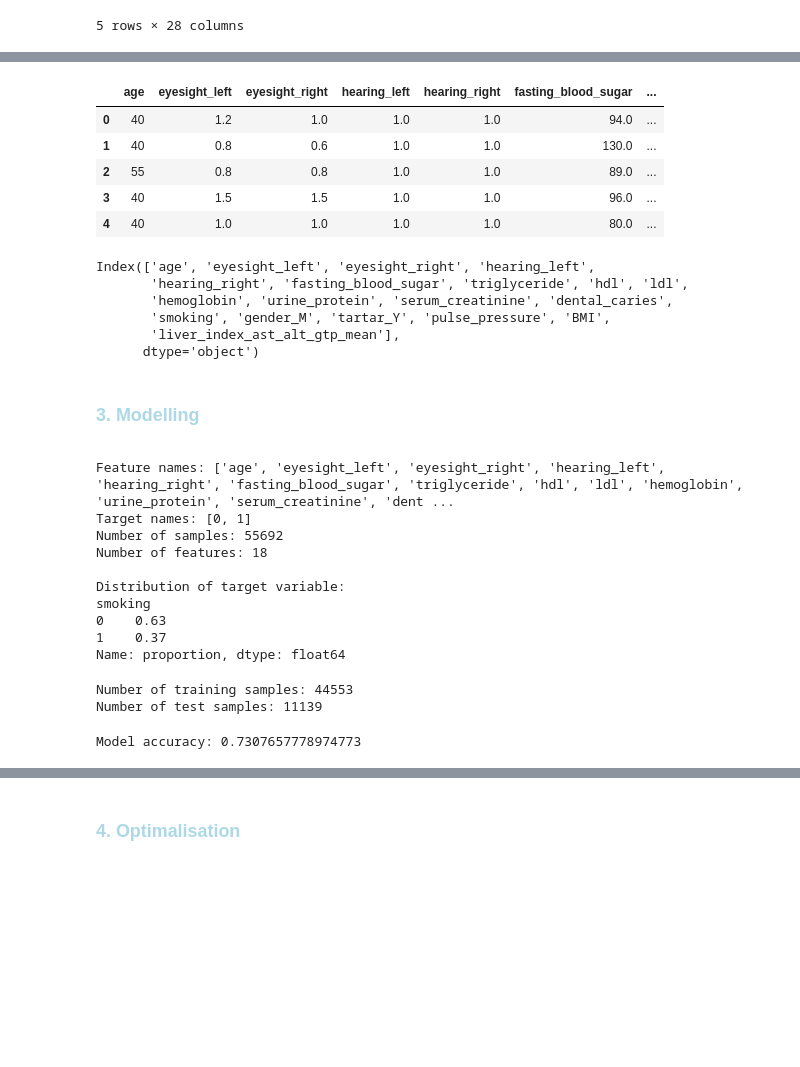
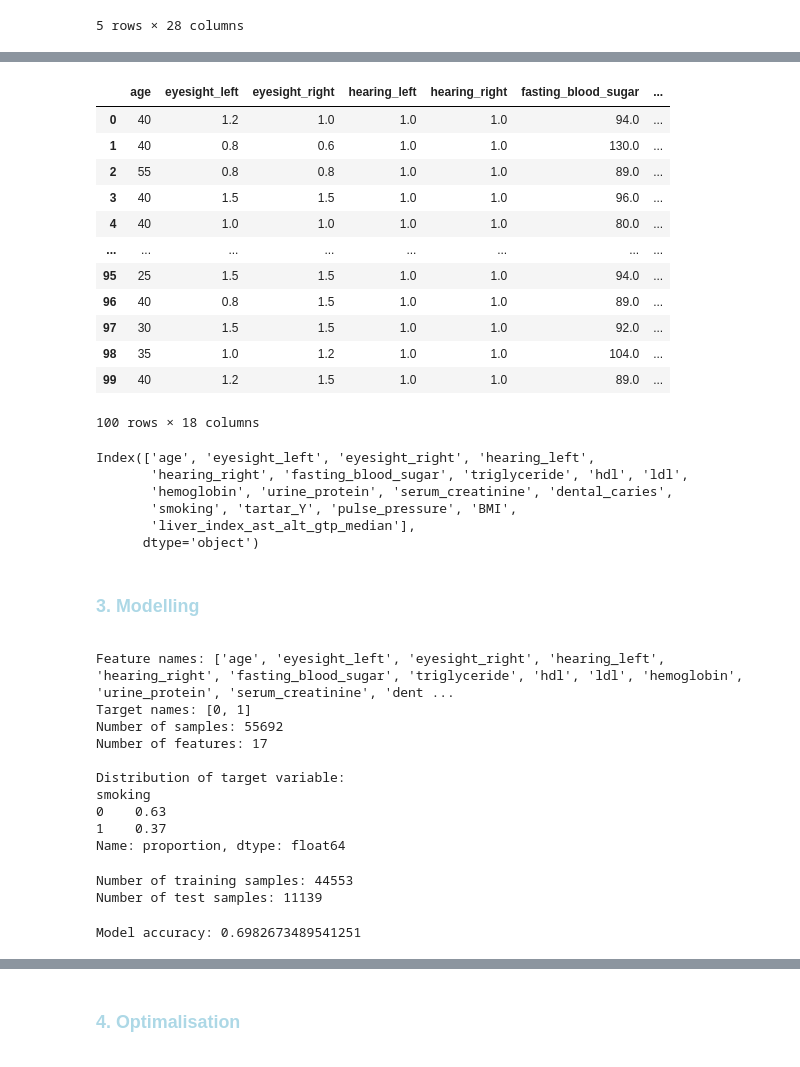
Before and after one commit to msnaspers/ml-pg2025, a Jupyter notebook: projekt_zaliczeniowy.ipynb, the cells around one changed output, grey strips where cells are left out. Drawn from its saved outputs; the diff is of its cells as text; code cells hidden in the pictures; blank space fills up the shorter version.

```diff
--- a/projekt_zaliczeniowy.ipynb
+++ b/projekt_zaliczeniowy.ipynb
@@ -328,4 +446,4 @@ df.head()
 | 4 | 40 | 155 | 60 | 86.0 | 1.0 | 1.0 | 1.0 | 1.0 | ... |
 5 rows × 28 columns
 # %%
-df["liver_index_ast_alt_gtp_mean"] = df[["ast", "alt", "gtp"]].mean(axis=1).round().astype(int)
+df["liver_index_ast_alt_gtp_median"] = df[["ast", "alt", "gtp"]].median(axis=1).round().astype(int)
@@ -332,22 +461,29 @@ df["liver_index_ast_alt_gtp_mean"] = df[["ast", "alt", "gtp"]].mean(axis=1).roun
 # %%
-cols_to_drop = ['waist_cm','cholesterol', 'oral', 'relaxation', 'systolic', 'weight_kg', 'height_cm', 'ast', 'alt', 'gtp']
+cols_to_drop = ['gender_M','waist_cm','cholesterol', 'oral', 'relaxation', 'systolic', 'weight_kg', 'height_cm', 'ast', 'alt', 'gtp']
 df = df.drop(cols_to_drop, axis=1)
-df.head()
+df.head(100)
 # %% [output]
 |  | age | eyesight_left | eyesight_right | hearing_left | hearing_right | fasting_blood_sugar | ... |
 | 0 | 40 | 1.2 | 1.0 | 1.0 | 1.0 | 94.0 | ... |
 | 1 | 40 | 0.8 | 0.6 | 1.0 | 1.0 | 130.0 | ... |
 | 2 | 55 | 0.8 | 0.8 | 1.0 | 1.0 | 89.0 | ... |
 | 3 | 40 | 1.5 | 1.5 | 1.0 | 1.0 | 96.0 | ... |
 | 4 | 40 | 1.0 | 1.0 | 1.0 | 1.0 | 80.0 | ... |
+| ... | ... | ... | ... | ... | ... | ... | ... |
+| 95 | 25 | 1.5 | 1.5 | 1.0 | 1.0 | 94.0 | ... |
+| 96 | 40 | 0.8 | 1.5 | 1.0 | 1.0 | 89.0 | ... |
+| 97 | 30 | 1.5 | 1.5 | 1.0 | 1.0 | 92.0 | ... |
+| 98 | 35 | 1.0 | 1.2 | 1.0 | 1.0 | 104.0 | ... |
+| 99 | 40 | 1.2 | 1.5 | 1.0 | 1.0 | 89.0 | ... |
+100 rows × 18 columns
 # %%
 df.columns
 # %% [output]
 Index(['age', 'eyesight_left', 'eyesight_right', 'hearing_left',
        'hearing_right', 'fasting_blood_sugar', 'triglyceride', 'hdl', 'ldl',
        'hemoglobin', 'urine_protein', 'serum_creatinine', 'dental_caries',
-       'smoking', 'gender_M', 'tartar_Y', 'pulse_pressure', 'BMI',
-       'liver_index_ast_alt_gtp_mean'],
+       'smoking', 'tartar_Y', 'pulse_pressure', 'BMI',
+       'liver_index_ast_alt_gtp_median'],
       dtype='object')
 # %% [markdown]
 <span style="color: lightblue">
@@ -371,7 +507,7 @@ print(y.value_counts(normalize=True).round(2))
 Feature names: ['age', 'eyesight_left', 'eyesight_right', 'hearing_left', 'hearing_right', 'fasting_blood_sugar', 'triglyceride', 'hdl', 'ldl', 'hemoglobin', 'urine_protein', 'serum_creatinine', 'dent ...
 Target names: [0, 1]
 Number of samples: 55692
-Number of features: 18
+Number of features: 17
 
 Distribution of target variable:
 smoking
@@ -397,4 +533,4 @@ model.fit(X_tr_scaled, y_train)
 accuracy = model.score(X_ts_scaled, y_test)
 print("Model accuracy:", accuracy)
 # %% [output]
-Model accuracy: 0.7307657778974773
+Model accuracy: 0.6982673489541251
```
Also changed, not shown: parts of 30 cells of this notebook, 1 other file.
